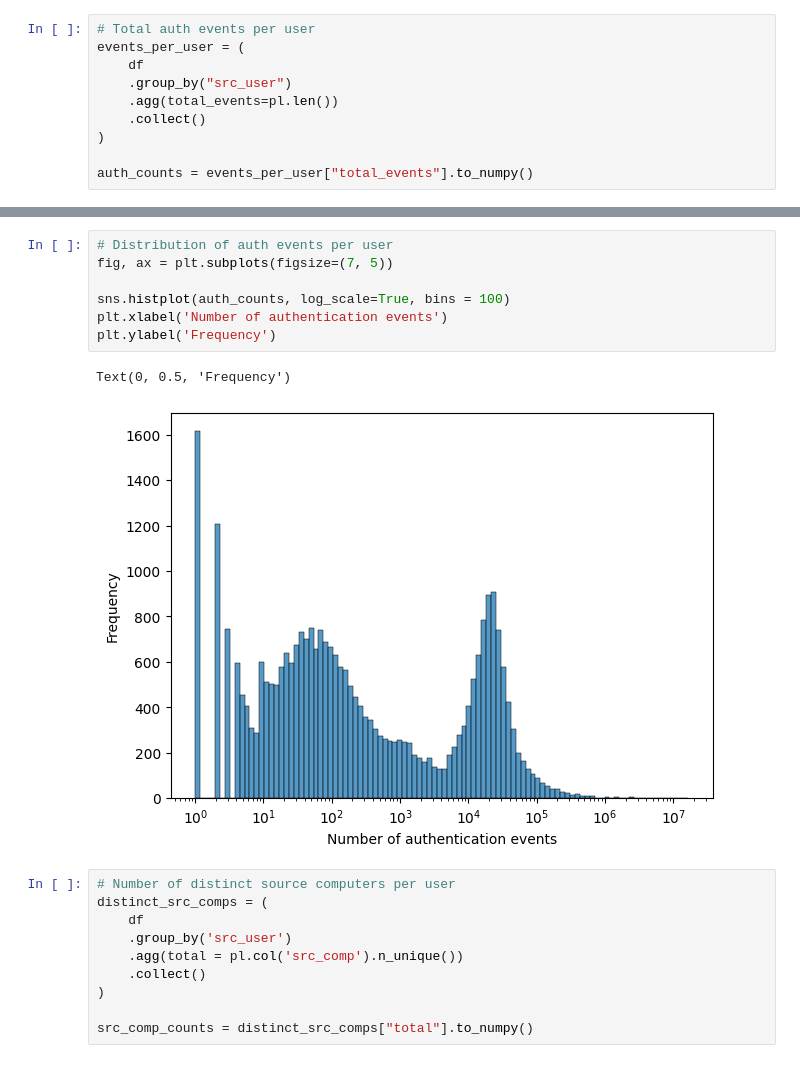
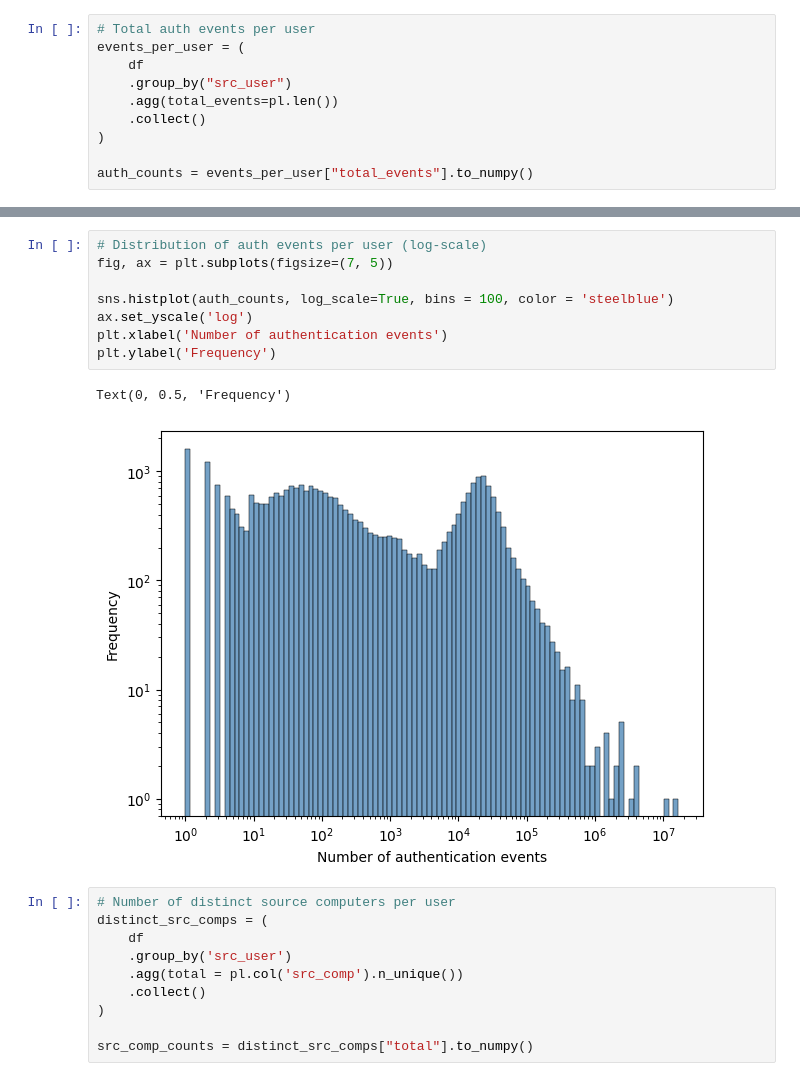
Before and after one commit to Tarun-Rajan99/MSc-Project, a Jupyter notebook: 03_working_notebooks/Phase1_clean/2) feature_selection.ipynb, the cells around one changed output, grey strips where cells are left out. Drawn from its saved outputs; the diff is of its cells as text.

```diff
--- a/03_working_notebooks/Phase1_clean/2) feature_selection.ipynb
+++ b/03_working_notebooks/Phase1_clean/2) feature_selection.ipynb
@@ -29,13 +40,14 @@ auth_counts = events_per_user["total_events"].to_numpy()
 # %%
-# Distribution of auth events per user
+# Distribution of auth events per user (log-scale)
 fig, ax = plt.subplots(figsize=(7, 5))
 
-sns.histplot(auth_counts, log_scale=True, bins = 100)
+sns.histplot(auth_counts, log_scale=True, bins = 100, color = 'steelblue')
+ax.set_yscale('log')
 plt.xlabel('Number of authentication events')
 plt.ylabel('Frequency')
 # %% [output]
 Text(0, 0.5, 'Frequency')
-[figure, old version]
+[figure, new version]
 # %%
 # Number of distinct source computers per user
 distinct_src_comps = (
```
Also changed, not shown: parts of 9 cells of this notebook.
